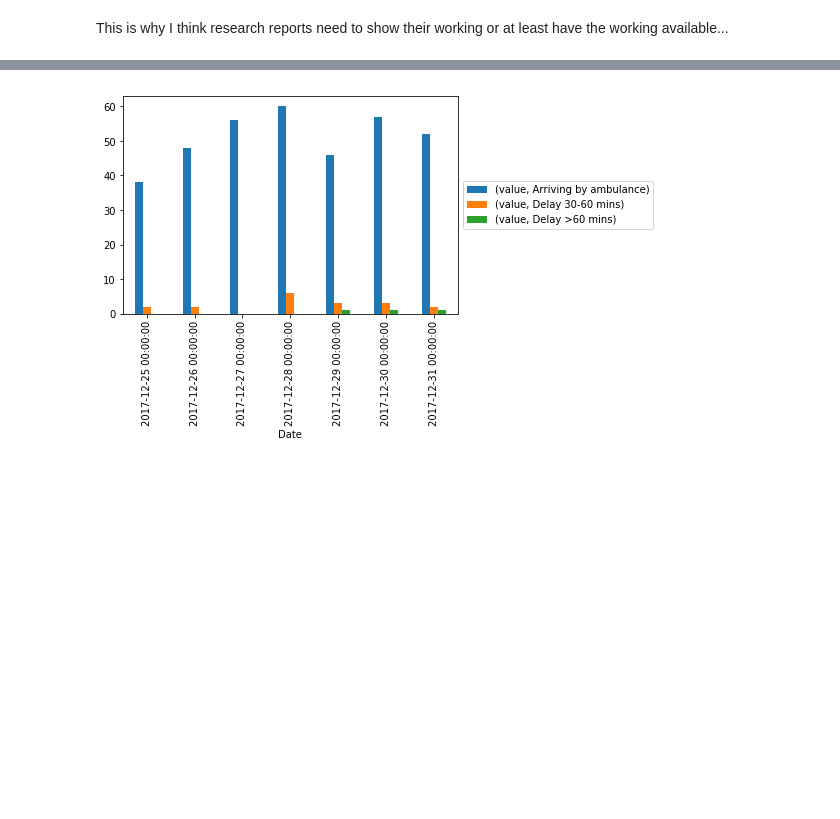
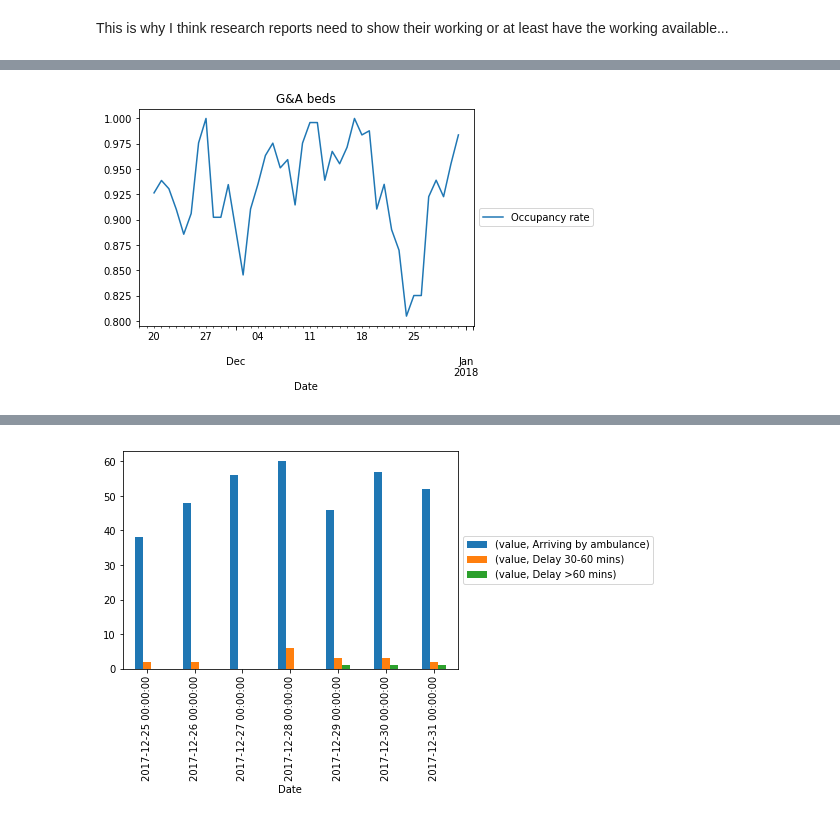
Before and after one commit to psychemedia/openHealthDataDoodles, a Jupyter notebook: notebooks/Winter_SitRep.ipynb, the cells around one changed output, grey strips where cells are left out. Drawn from its saved outputs; the diff is of its cells as text; code cells hidden in the pictures; blank space fills up the shorter version.

Commit message:
Replace old charts with sql driven ones

```diff
--- a/notebooks/Winter_SitRep.ipynb
+++ b/notebooks/Winter_SitRep.ipynb
@@ -488,0 +413,13 @@ dfw[cols].head()
+# %%
+typ='G&A beds'
+
+q2='''
+SELECT Date, Name, Category, value FROM sitrep WHERE Report='{typ}' AND Category='Occupancy rate'
+AND Code = '{code}'
+'''.format(typ=typ,code=code)
+tmp = pd.read_sql_query(q2, conn, parse_dates=['Date'])
+tmp_p = tmp[['Date','Category','value']].pivot_table(index='Date',columns='Category')
+tmp_p.columns = tmp_p.columns.get_level_values(1)
+tmp_p.plot(title=typ).legend(loc='center left', bbox_to_anchor=(1, 0.5));
+# %% [output]
+[figure, added]
```
Also changed, not shown: parts of 22 cells of this notebook.
